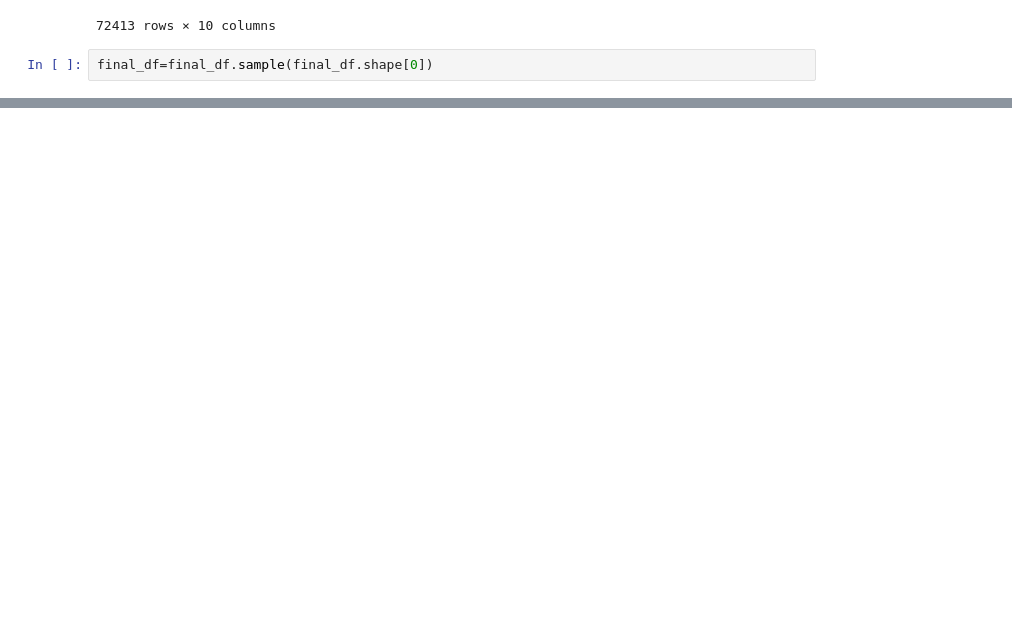
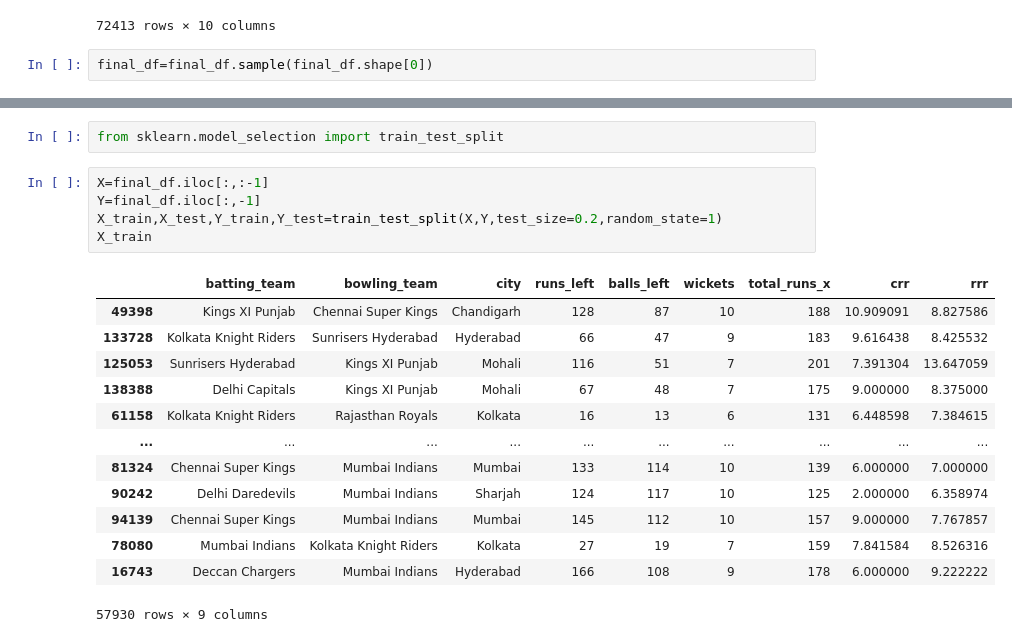
Before and after one commit to abhaygzb15/IPL-Win-Probability-Predictor, a Jupyter notebook: IPL Win Predictor.ipynb, the cells around one changed output, grey strips where cells are left out. Drawn from its saved outputs; the diff is of its cells as text; blank space fills up the shorter version.

Commit message:
Train and test dataset

```diff
--- a/IPL Win Predictor.ipynb
+++ b/IPL Win Predictor.ipynb
@@ -470,0 +492,21 @@ final_df=final_df.sample(final_df.shape[0])
+# %%
+from sklearn.model_selection import train_test_split
+# %%
+X=final_df.iloc[:,:-1]
+Y=final_df.iloc[:,-1]
+X_train,X_test,Y_train,Y_test=train_test_split(X,Y,test_size=0.2,random_state=1)
+X_train
+# %% [output]
+|  | batting_team | bowling_team | city | runs_left | balls_left | wickets | total_runs_x | crr | rrr |
+| 49398 | Kings XI Punjab | Chennai Super Kings | Chandigarh | 128 | 87 | 10 | 188 | 10.909091 | 8.827586 |
+| 133728 | Kolkata Knight Riders | Sunrisers Hyderabad | Hyderabad | 66 | 47 | 9 | 183 | 9.616438 | 8.425532 |
+| 125053 | Sunrisers Hyderabad | Kings XI Punjab | Mohali | 116 | 51 | 7 | 201 | 7.391304 | 13.647059 |
+| 138388 | Delhi Capitals | Kings XI Punjab | Mohali | 67 | 48 | 7 | 175 | 9.000000 | 8.375000 |
+| 61158 | Kolkata Knight Riders | Rajasthan Royals | Kolkata | 16 | 13 | 6 | 131 | 6.448598 | 7.384615 |
+| ... | ... | ... | ... | ... | ... | ... | ... | ... | ... |
+| 81324 | Chennai Super Kings | Mumbai Indians | Mumbai | 133 | 114 | 10 | 139 | 6.000000 | 7.000000 |
+| 90242 | Delhi Daredevils | Mumbai Indians | Sharjah | 124 | 117 | 10 | 125 | 2.000000 | 6.358974 |
+| 94139 | Chennai Super Kings | Mumbai Indians | Mumbai | 145 | 112 | 10 | 157 | 9.000000 | 7.767857 |
+| 78080 | Mumbai Indians | Kolkata Knight Riders | Kolkata | 27 | 19 | 7 | 159 | 7.841584 | 8.526316 |
+| 16743 | Deccan Chargers | Mumbai Indians | Hyderabad | 166 | 108 | 9 | 178 | 6.000000 | 9.222222 |
+57930 rows × 9 columns
```
Also changed, not shown: parts of 2 cells of this notebook.
